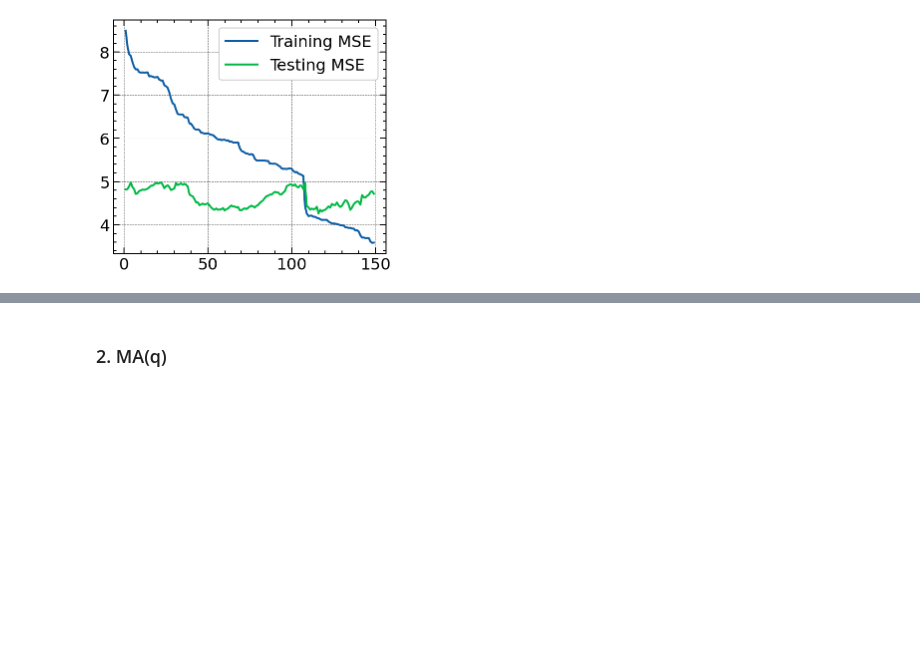
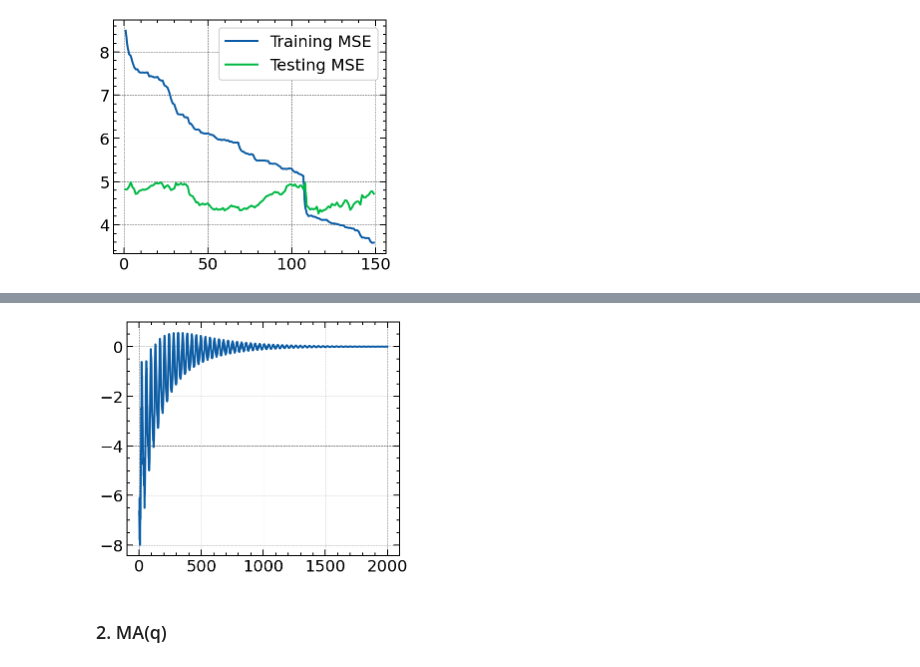
Before and after one commit to Sinbad-The-Sailor/Machine-Learning-Notebooks, a Jupyter notebook: time_series_anaylsis.ipynb, the cells around one changed output, grey strips where cells are left out. Drawn from its saved outputs; the diff is of its cells as text; code cells hidden in the pictures; blank space fills up the shorter version.

```diff
--- a/time_series_anaylsis.ipynb
+++ b/time_series_anaylsis.ipynb
@@ -180,3 +208,13 @@ plt.show()
+# %%
+long_forcast_steps = 2000
+long_predictions = n_step_prediction(long_forcast_steps, optimal_phi, initial_predictor_data)
+# %%
+fig, ax = plt.subplots()
+ax.plot(long_predictions)
+fig.set_size_inches(4.9, 4.3)
+plt.show()
+# %% [output]
+[figure, added]
 # %% [markdown]
 ### 2. MA(q)
 # %% [markdown]
```
Also changed, not shown: parts of 5 cells of this notebook.
